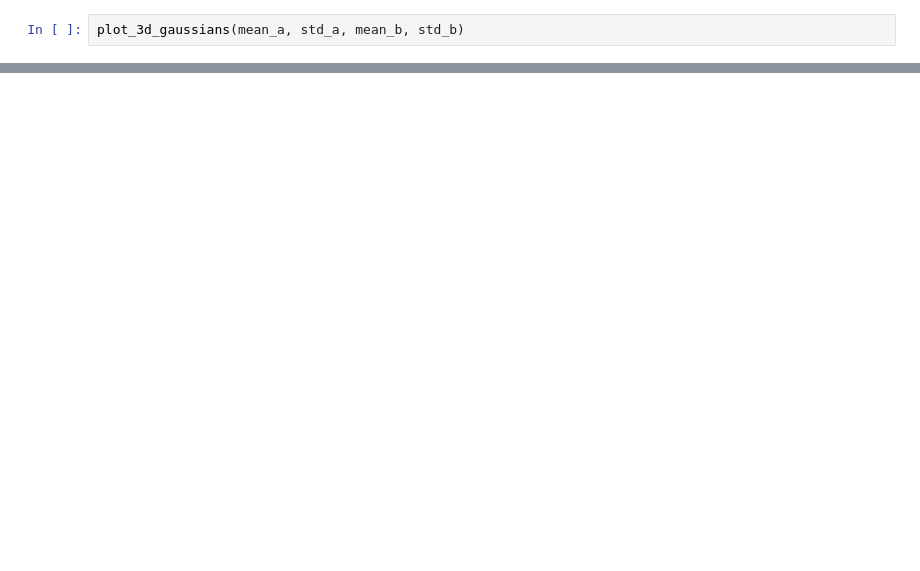
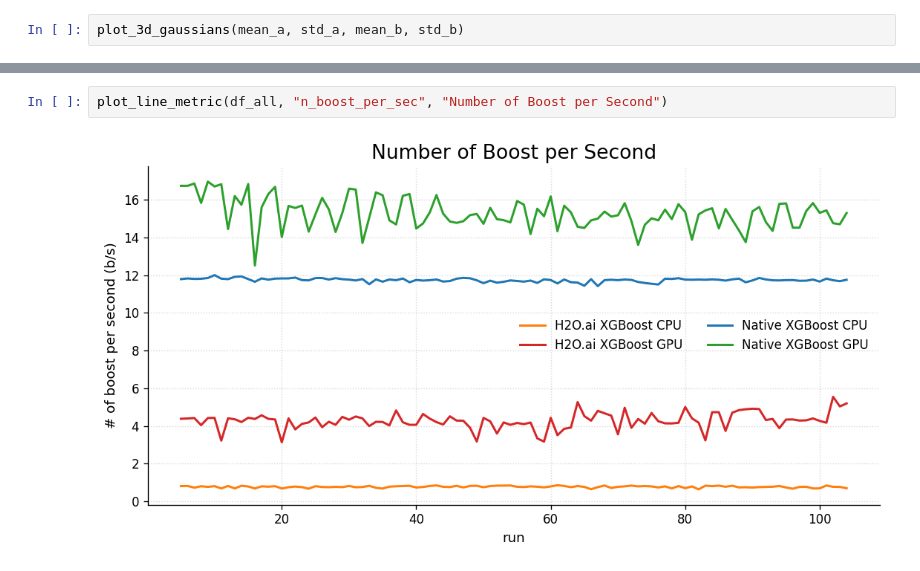
Before and after one commit to jonathankabala/xgboost_benchmark, a Jupyter notebook: src/misc.ipynb, the cells around one changed output, grey strips where cells are left out. Cells and saved outputs as stored; diff of their text form; blank space fills up the shorter version.

```diff
--- a/src/misc.ipynb
+++ b/src/misc.ipynb
@@ -126 +278,5 @@ files = {
+# %%
+plot_line_metric(df_all, "n_boost_per_sec", "Number of Boost per Second")
+# %% [output]
+[figure, added]
 # %%
```
Also changed, not shown: parts of 14 cells of this notebook, 1 other file.
